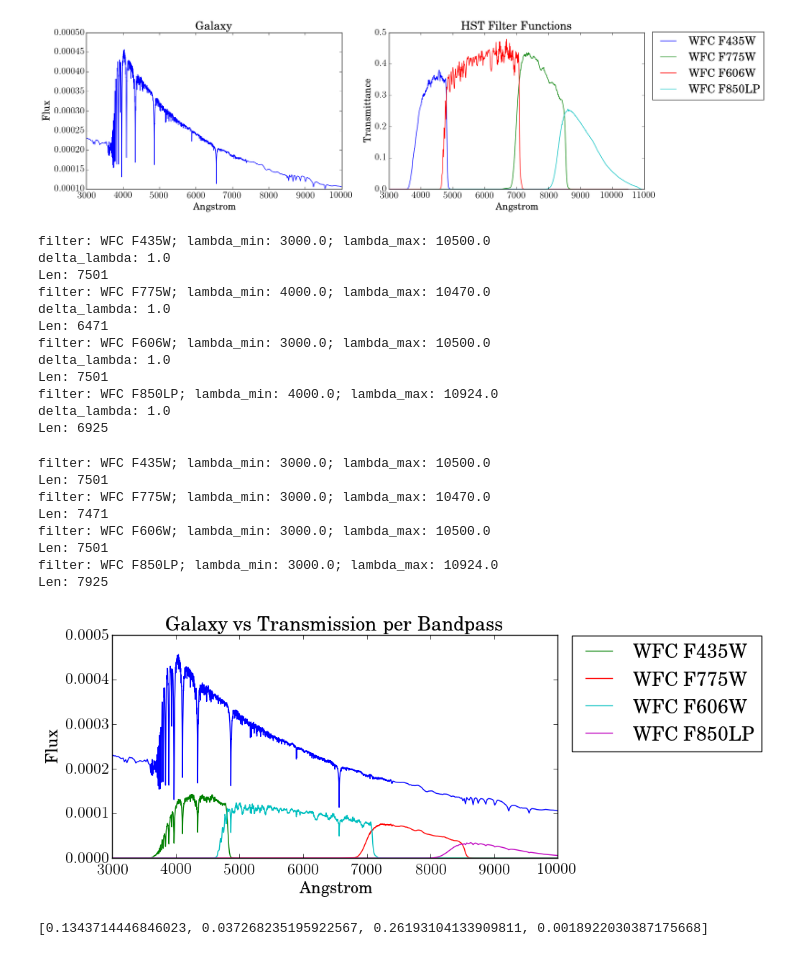
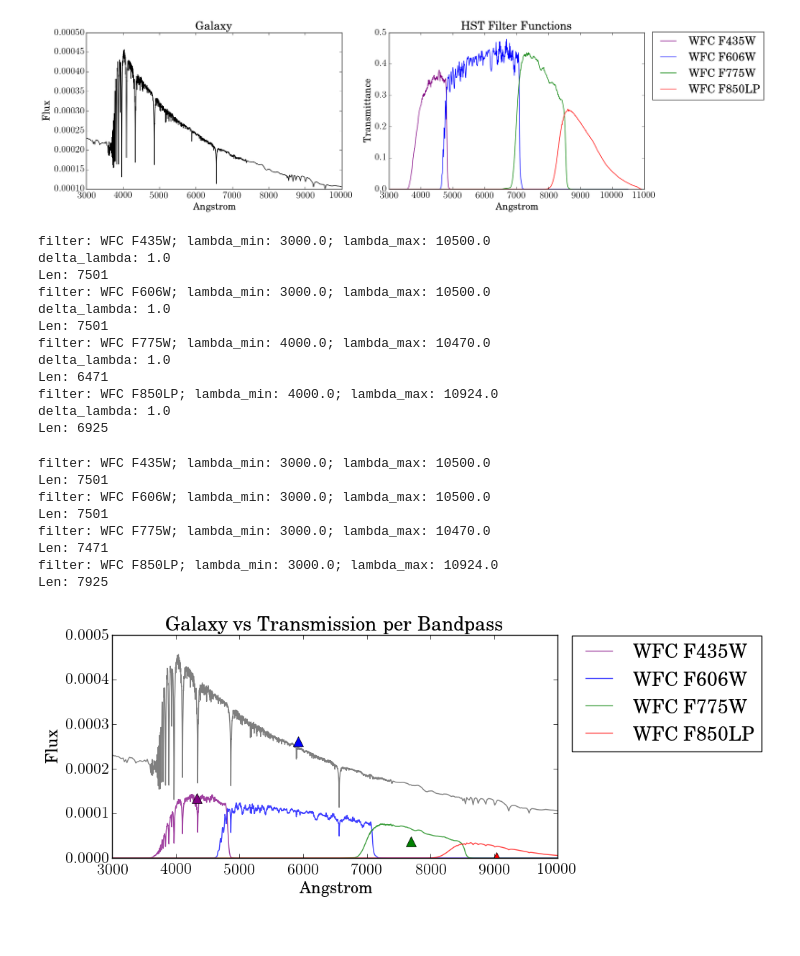
Before and after one commit to goyarzun/RadiationProject, a Jupyter notebook: The_Last_SED-i.ipynb, the cells around one changed output. Saved outputs shown, nothing was run; the diff lists cells and outputs as text; code cells hidden in the pictures.

```diff
--- a/The_Last_SED-i.ipynb
+++ b/The_Last_SED-i.ipynb
@@ -51,21 +52,23 @@ plt.show()
 # Load an HST filters
 # Filter test
 class hst_filter:
-    def __init__(self, name, wavelength, transmittance):
+    def __init__(self, name, wavelength, transmittance, central_wavelength):
         self.name = name
         self.wavelength = wavelength
         self.transmittance = transmittance
+        self.central_wavelength = central_wavelength
 
     def __str__(self):
         return str(self.name)
 
-filter_file_names = ["wfc_F435W", "wfc_F606W", "wfc_F775W", "wfc_F850LP"]
-friendly_filter_names = ["WFC F435W", "WFC F606W", "WFC F775W", "WFC F850LP"]
-hst_filters = {}
+filter_names = ["WFC_F435W", "WFC_F606W", "WFC_F775W", "WFC_F850LP"]
+central_wavelengths = [4328.2, 5921.1, 7692.4, 9033.1]
+colors = ["purple","blue","green","red"]
+hst_filters = OrderedDict()
+scale = np.max(useSpec)*2.0
 
-scale = np.max(useSpec)*2.0
-for index,fname in enumerate(filter_file_names):
-    with open(("HST_filters/%s.dat" % fname),"r") as data:
+for i,fn in enumerate(filter_names):
+    with open(("HST_filters/%s.dat" % fn),"r") as data:
         reader = csv.reader(data, delimiter=" ")
         wv = []
         t = []
@@ -73,28 +76,29 @@ for index,fname in enumerate(filter_file_names):
             wv.append(float(row[0])) # wavelength
             t.append(float(row[1])) # transmittance  * scale
 
-        hst_filters[friendly_filter_names[index]] = hst_filter(friendly_filter_names[index],wv,t)
+        fn_pretty = fn.replace("_"," ")
+        hst_filters[fn_pretty] = hst_filter(fn_pretty,wv,t,central_wavelengths[i])
 # %%
 fig = plt.figure(figsize=(15, 5))
 
 plt.subplot(1,2,1)
-plt.plot(useWave,useSpec)
+plt.plot(useWave,useSpec,color='k')
 plt.title("Galaxy")
 plt.xlabel("Angstrom")
 plt.ylabel("Flux")
 
 plt.subplot(1,2,2)
-for flt_name in hst_filters:
-    plt.plot(hst_filters[flt_name].wavelength,hst_filters[flt_name].transmittance, label=flt_name)
+for i,flt_name in enumerate(hst_filters):
+    plt.plot(hst_filters[flt_name].wavelength,hst_filters[flt_name].transmittance, color=colors[i], label=flt_name)
 plt.title("HST Filter Functions")
 plt.xlabel("Angstrom")
 plt.ylabel("Transmittance")
 plt.legend(bbox_to_anchor=(1.01, 1.04),loc=2)
 
 plt.tight_layout()
 plt.show()
 # %% [output]
-[figure, old version]
+[figure, new version]
 # %%
 for flt_name in hst_filters:
 
@@ -112,14 +116,14 @@ for flt_name in hst_filters:
         hst_filters[flt_name].transmittance = np.pad(hst_filters[flt_name].transmittance,(1000,0),'constant',constant_values=(0,0))
 # %% [output]
 filter: WFC F435W; lambda_min: 3000.0; lambda_max: 10500.0
+delta_lambda: 1.0
+Len: 7501
+filter: WFC F606W; lambda_min: 3000.0; lambda_max: 10500.0
 delta_lambda: 1.0
 Len: 7501
 filter: WFC F775W; lambda_min: 4000.0; lambda_max: 10470.0
 delta_lambda: 1.0
 Len: 6471
-filter: WFC F606W; lambda_min: 3000.0; lambda_max: 10500.0
-delta_lambda: 1.0
-Len: 7501
 filter: WFC F850LP; lambda_min: 4000.0; lambda_max: 10924.0
 delta_lambda: 1.0
 Len: 6925
@@ -131,11 +135,11 @@ for flt_name in hst_filters:
     print("Len: %s" % len(hst_filters[flt_name].wavelength))
 # %% [output]
 filter: WFC F435W; lambda_min: 3000.0; lambda_max: 10500.0
+Len: 7501
+filter: WFC F606W; lambda_min: 3000.0; lambda_max: 10500.0
 Len: 7501
 filter: WFC F775W; lambda_min: 3000.0; lambda_max: 10470.0
 Len: 7471
-filter: WFC F606W; lambda_min: 3000.0; lambda_max: 10500.0
-Len: 7501
 filter: WFC F850LP; lambda_min: 3000.0; lambda_max: 10924.0
 Len: 7925
 # %%
@@ -151,15 +155,19 @@ for flt_name in hst_filters:
 fig = plt.figure(figsize=(8, 4))
 
 # Plot Spectra
-plt.plot(useWave,useSpec)
+plt.plot(useWave,useSpec,color='k',alpha=0.5)
 
 phot_pts = []
 # Overplot flux through each bandpass
-for flt_name in hst_filters:
-    plt.plot(useWave,bandpass_flux[flt_name],label=flt_name)
+for i,flt_name in enumerate(hst_filters):
+    plt.plot(useWave,bandpass_flux[flt_name],color=colors[i],label=flt_name,alpha=0.75)
 
     # Don't know if this is working... but I think it might be the general idea.
-    phot_pts.append(np.sum(bandpass_flux[flt_name]))
+    pt = np.sum(bandpass_flux[flt_name])
+    phot_pts.append(pt)
+
+    # Scale the phot points so that they show up on the plot
+    plt.plot(central_wavlengths[i],pt/1000.0,'^',markersize=10,color=colors[i])
 
 plt.title("Galaxy vs Transmission per Bandpass")
 plt.xlabel("Angstrom")
@@ -167,8 +175,4 @@ plt.ylabel("Flux")
 plt.legend(bbox_to_anchor=(1.01, 1.04),loc=2)
 plt.show()
 # %% [output]
-[figure, old version]
+[figure, new version]
-# %%
-print(phot_pts)
-# %% [output]
-[0.1343714446846023, 0.037268235195922567, 0.26193104133909811, 0.0018922030387175668]
```
Also changed, not shown: parts of 3 cells of this notebook.
